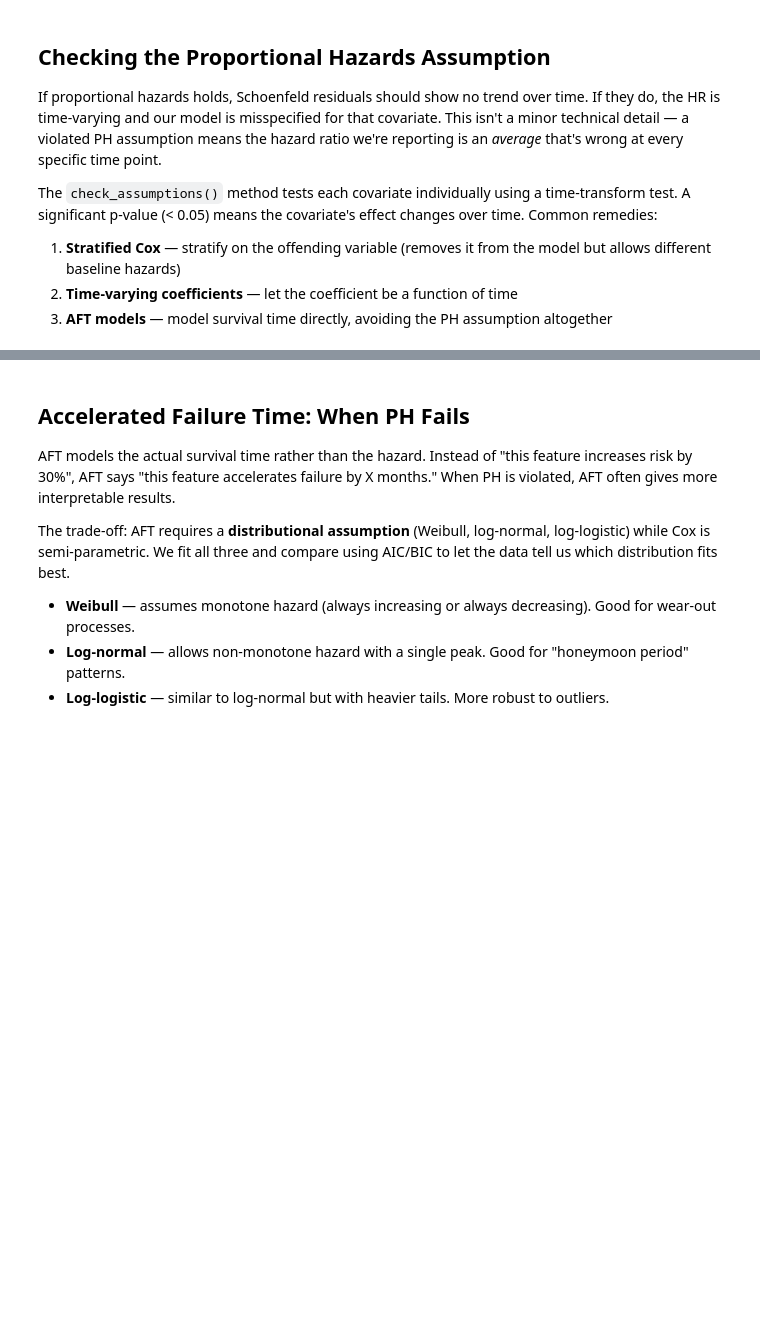
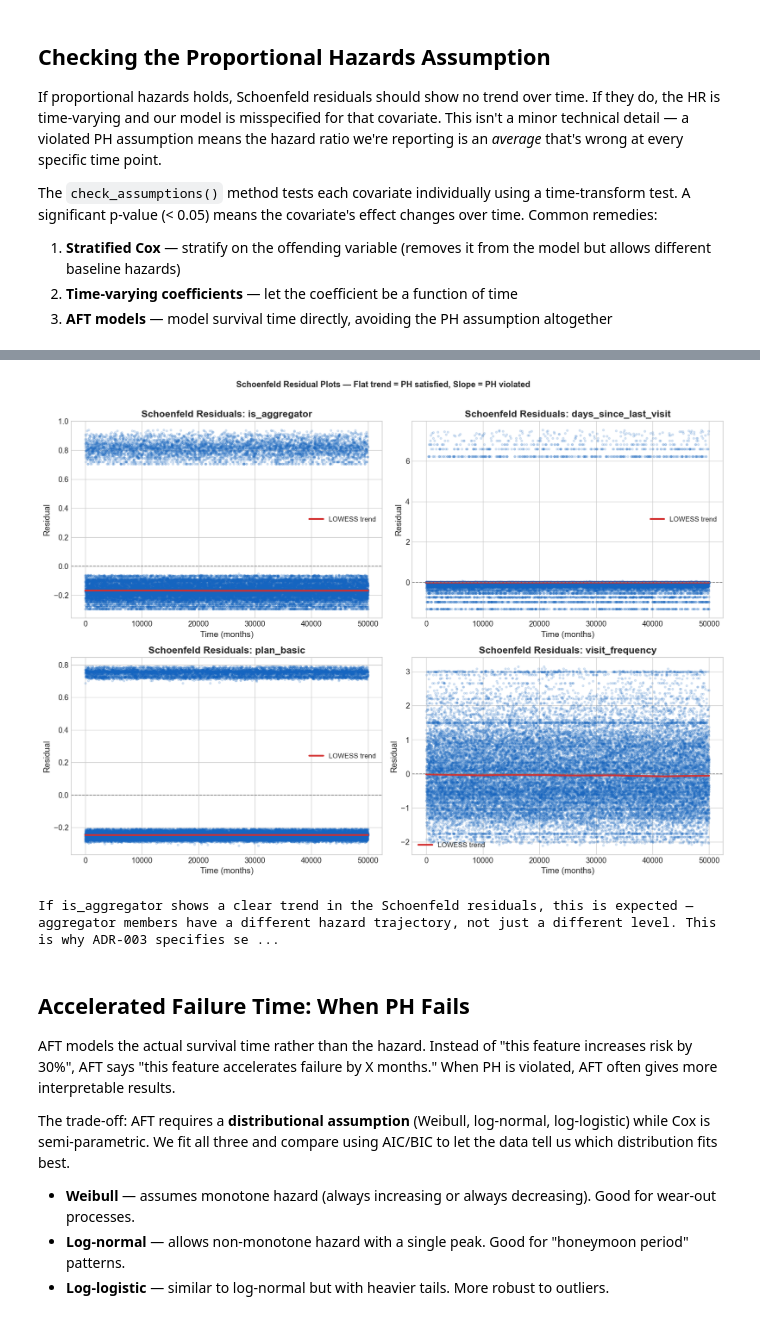
Before and after one commit to joaocordova/retentioniq, a Jupyter notebook: notebooks/02_survival_analysis.ipynb, the cells around one changed output, grey strips where cells are left out. Saved outputs shown, nothing was run; the diff lists cells and outputs as text; code cells hidden in the pictures; blank space fills up the shorter version.

```diff
--- a/notebooks/02_survival_analysis.ipynb
+++ b/notebooks/02_survival_analysis.ipynb
@@ -383,13 +459,15 @@ members[["member_id", "tenure_months", "event", "visit_frequency",
 # Select covariates — we encode categoricals and keep numerics
 cox_features = ["visit_frequency", "days_since_last_visit", "is_january_cohort"]
 
-# Add contract_source as binary (Aggregator=1, Regular=0)
-members["is_aggregator"] = (members["contract_source"] == "Aggregator").astype(int)
+# Add contract_source as binary (aggregator=1, regular=0) — case-insensitive
+members["is_aggregator"] = (members["contract_source"].str.lower() == "aggregator").astype(int)
 cox_features.append("is_aggregator")
 
 # Add plan_type if present (one-hot encode)
 if "plan_type" in members.columns:
     plan_dummies = pd.get_dummies(members["plan_type"], prefix="plan", drop_first=True)
+    # Ensure column names are strings (pandas may return categorical index)
+    plan_dummies.columns = [str(c) for c in plan_dummies.columns]
     members = pd.concat([members, plan_dummies], axis=1)
     cox_features.extend(plan_dummies.columns.tolist())
 
@@ -409,7 +487,23 @@ cox_df = members[cox_cols].dropna().copy()
 cap_val = cox_df["days_since_last_visit"].quantile(0.99)
 cox_df["days_since_last_visit"] = cox_df["days_since_last_visit"].clip(upper=cap_val)
 
+# Also cap visit_frequency to avoid extreme outliers
+vf_cap = cox_df["visit_frequency"].quantile(0.99)
+cox_df["visit_frequency"] = cox_df["visit_frequency"].clip(upper=vf_cap)
+
+# Standardize continuous features to help convergence
+from sklearn.preprocessing import StandardScaler
+continuous_cols = ["visit_frequency", "days_since_last_visit"]
+if "monthly_price" in cox_features:
+    continuous_cols.append("monthly_price")
+if "age" in cox_features:
+    continuous_cols.append("age")
+
+scaler = StandardScaler()
+cox_df[continuous_cols] = scaler.fit_transform(cox_df[continuous_cols])
+
 print(f"Cox PH dataset: {cox_df.shape[0]:,} members, {len(cox_features)} covariates")
 print(f"Covariates: {cox_features}")
+print(f"(Continuous features standardized for convergence: {continuous_cols})")
 print(f"\nEvent rate: {cox_df['event'].mean():.1%}")
 cox_df.head()
@@ -417,7 +523,9 @@ cox_df.head()
 # ------------------------------------------------------------------
 # Fit Cox Proportional Hazards model
 # ------------------------------------------------------------------
-cph = CoxPHFitter(penalizer=0.01, l1_ratio=0.0)  # pure L2 regularization
+# Use a moderate L2 penalizer (0.1) to ensure convergence with standardized features
+# and increase step_size to help Newton-Raphson converge
+cph = CoxPHFitter(penalizer=0.1, l1_ratio=0.0)
 cph.fit(
     cox_df,
     duration_col="tenure_months",
@@ -561,38 +774,48 @@ for i, feat in enumerate(top_features):
         ax.set_visible(False)
         continue
 
-    # Schoenfeld residuals vs time
+    # Schoenfeld residuals vs time (index = event times)
     resid_data = schoenfeld_resids[resid_col].dropna()
-    ax.scatter(resid_data.index, resid_data.values, alpha=0.15, s=8, color="#1565C0")
+    time_values = resid_data.index.astype(float)
+    resid_values = resid_data.values.astype(float)
+
+    ax.scatter(time_values, resid_values, alpha=0.15, s=8, color="#1565C0")
 
     # LOWESS smoothing to detect trend
     try:
         from statsmodels.nonparametric.smoothers_lowess import lowess
-        smoothed = lowess(resid_data.values, resid_data.index, frac=0.3)
+        smoothed = lowess(resid_values, time_values, frac=0.3)
         ax.plot(smoothed[:, 0], smoothed[:, 1], color="#D32F2F", lw=2.5, label="LOWESS trend")
     except ImportError:
         # Fallback: rolling mean
         rolling = resid_data.sort_index().rolling(window=max(50, len(resid_data) // 20)).mean()
-        ax.plot(rolling.index, rolling.values, color="#D32F2F", lw=2.5, label="Rolling mean")
+        ax.plot(rolling.index.astype(float), rolling.values, color="#D32F2F", lw=2.5, label="Rolling mean")
 
     ax.axhline(0, color="gray", ls="--", lw=1)
     ax.set_title(f"Schoenfeld Residuals: {feat}", fontweight="bold")
     ax.set_xlabel("Time (months)")
     ax.set_ylabel("Residual")
     ax.legend(loc="best")
+
+# Hide unused axes
+for j in range(len(top_features), 4):
+    axes[j].set_visible(False)
 
 fig.suptitle(
     "Schoenfeld Residual Plots — Flat trend = PH satisfied, Slope = PH violated",
     fontsize=12, fontweight="bold", y=1.01,
 )
 plt.tight_layout()
 plt.show()
 
 print(
     "\nIf is_aggregator shows a clear trend in the Schoenfeld residuals, this is expected — "
     "aggregator members have a different hazard trajectory, not just a different level. "
     "This is why ADR-003 specifies separate models, and why we also consider AFT models below."
 )
+# %% [output]
+[figure, added]
+If is_aggregator shows a clear trend in the Schoenfeld residuals, this is expected — aggregator members have a different hazard trajectory, not just a different level. This is why ADR-003 specifies se ...
 # %% [markdown]
 ## Accelerated Failure Time: When PH Fails
 
```
Also changed, not shown: parts of 20 cells of this notebook, 3 other files.
